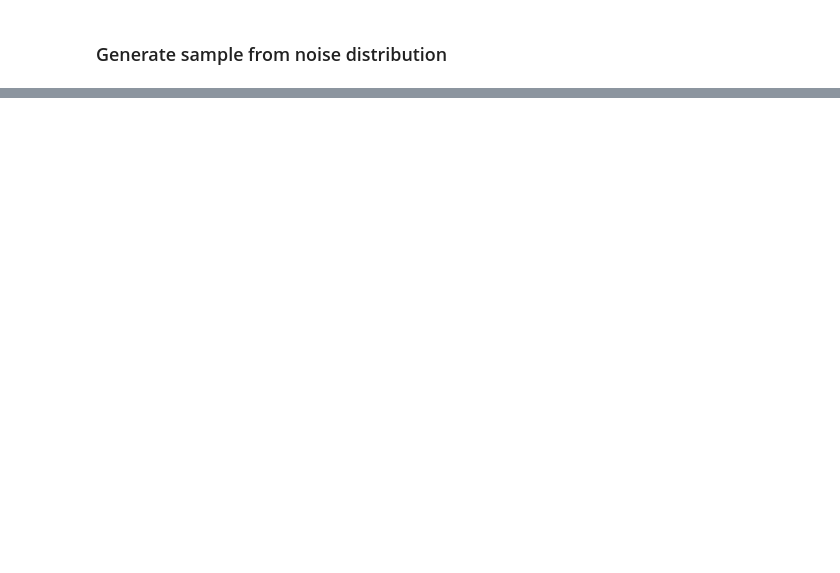
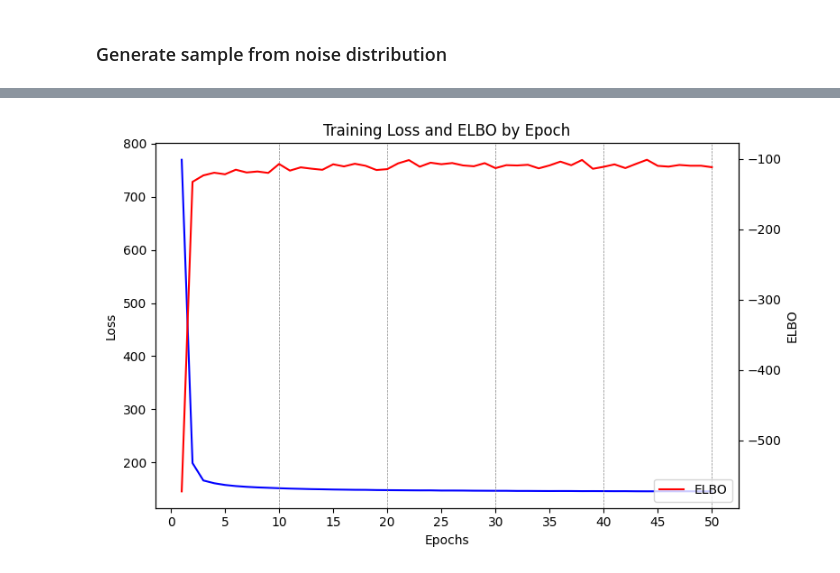
Before and after one commit to nhathuy25/expanding-VAE, a Jupyter notebook: visualization.ipynb, the cells around one changed output, grey strips where cells are left out. Cells and saved outputs as stored; diff of their text form; code cells hidden in the pictures; blank space fills up the shorter version.

```diff
--- a/visualization.ipynb
+++ b/visualization.ipynb
@@ -121,0 +154,32 @@ plt.show()
+# %%
+# Plot the training loss
+fig, ax1 = plt.subplots(figsize=(8, 5))
+epochs = range(1, len(train_info['loss_list']) + 1)
+
+# Plot LOSS on the first y-axis
+ax1.plot(epochs, train_info['loss_list'], label='Training Loss', color='b')
+ax1.set_xlabel('Epochs')
+ax1.set_ylabel('Loss')
+ax1.tick_params(axis='y')
+
+# Add vertical dashed lines at x % 5 == 0
+for x in epochs:
+    if x % GROWTH_EPOCH == 0:
+        ax1.axvline(x=x, color='gray', linestyle='--', linewidth=0.5)
+
+# Set x-axis to display every 5th epoch
+ax1.set_xticks(np.arange(0, len(epochs) + 1, 5))
+
+# Create a second y-axis for ELBO
+ax2 = ax1.twinx()
+ax2.plot(epochs, train_info['elbos'], label='ELBO', color='r')
+ax2.set_ylabel('ELBO')
+ax2.tick_params(axis='y')
+
+# Add labels and title
+plt.title('Training Loss and ELBO by Epoch')
+plt.legend()
+fig.tight_layout()  # Adjust layout to make room for both y-axes
+plt.show()
+# %% [output]
+[figure, added]
```
Also changed, not shown: parts of 6 cells of this notebook, 29 other files.
